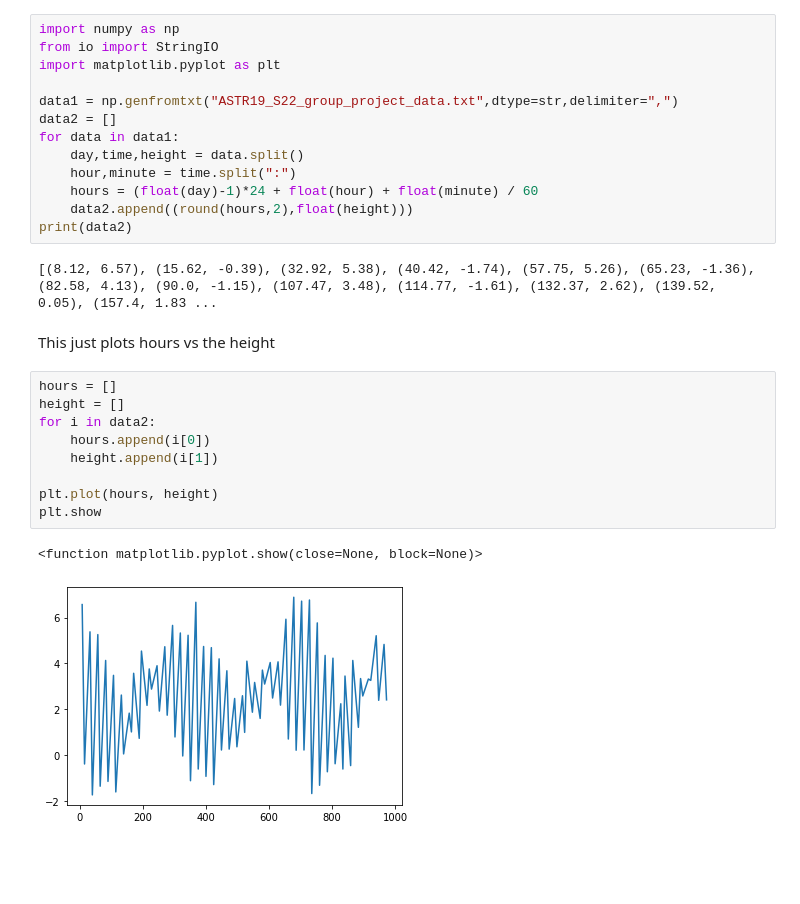
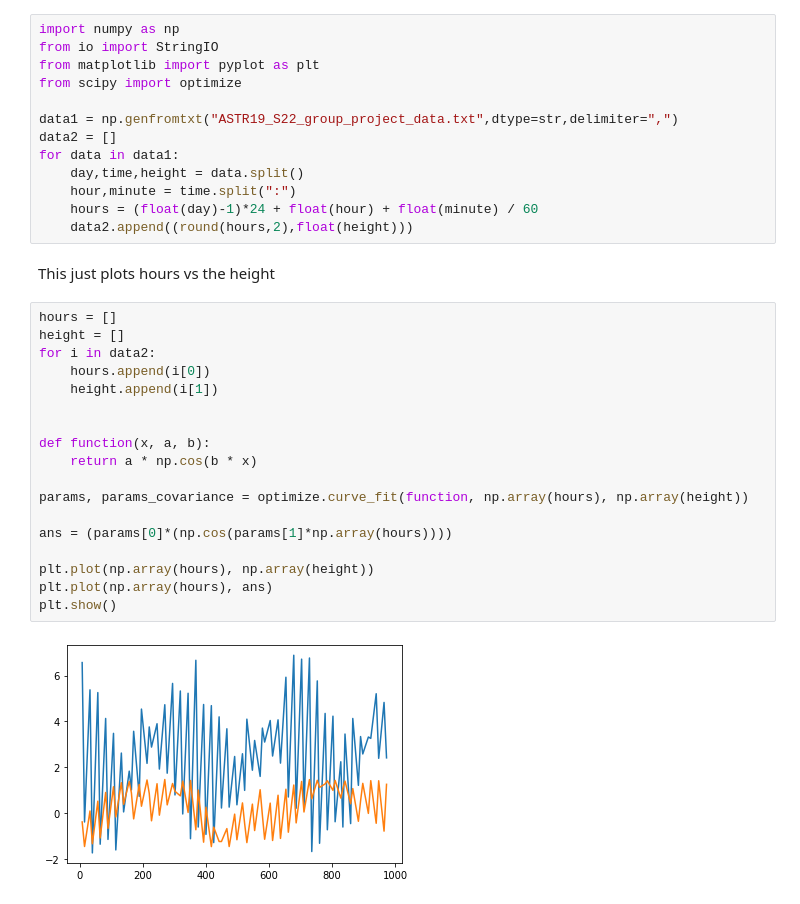
Before and after one commit to isba1/Group7TidalReport, a Jupyter notebook: Group_7_Tidal_Project.ipynb, the cells around one changed output. Cells and saved outputs as stored; diff of their text form; blank space fills up the shorter version.

Commit message:
tried fitting the oscilating curve

```diff
--- a/Group_7_Tidal_Project.ipynb
+++ b/Group_7_Tidal_Project.ipynb
@@ -1,7 +1,8 @@
 # %%
 import numpy as np
 from io import StringIO
-import matplotlib.pyplot as plt
+from matplotlib import pyplot as plt
+from scipy import optimize
 
 data1 = np.genfromtxt("ASTR19_S22_group_project_data.txt",dtype=str,delimiter=",")
 data2 = []
@@ -10,20 +11,25 @@ for data in data1:
     hour,minute = time.split(":")
     hours = (float(day)-1)*24 + float(hour) + float(minute) / 60
     data2.append((round(hours,2),float(height)))
-print(data2)
-# %% [output]
-[(8.12, 6.57), (15.62, -0.39), (32.92, 5.38), (40.42, -1.74), (57.75, 5.26), (65.23, -1.36), (82.58, 4.13), (90.0, -1.15), (107.47, 3.48), (114.77, -1.61), (132.37, 2.62), (139.52, 0.05), (157.4, 1.83 ...
 # %% [markdown]
 This just plots hours vs the height
 # %%
 hours = []
 height = []
 for i in data2:
     hours.append(i[0])
     height.append(i[1])
 
-plt.plot(hours, height)
-plt.show
+
+def function(x, a, b):
+    return a * np.cos(b * x)
+
+params, params_covariance = optimize.curve_fit(function, np.array(hours), np.array(height))
+
+ans = (params[0]*(np.cos(params[1]*np.array(hours))))
+
+plt.plot(np.array(hours), np.array(height))
+plt.plot(np.array(hours), ans)
+plt.show()
 # %% [output]
-<function matplotlib.pyplot.show(close=None, block=None)>
-[figure, old version]
+[figure, new version]
```
